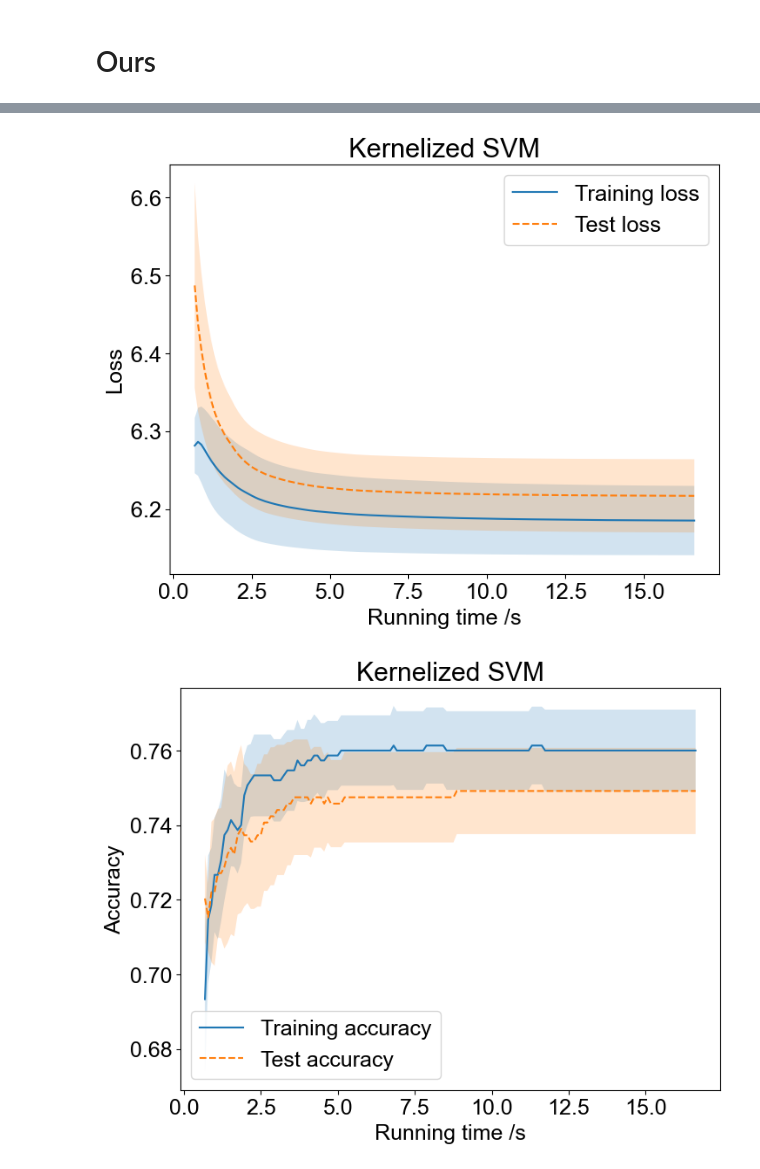
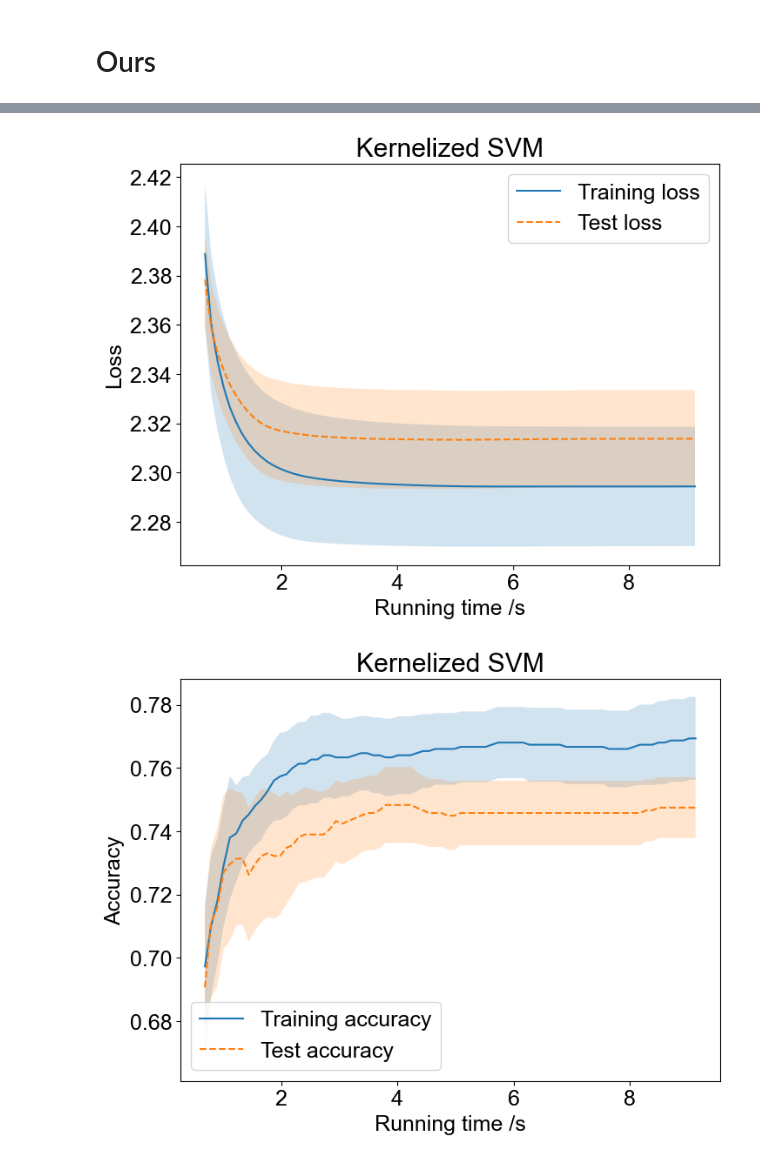
Before and after one commit to frealr/Penalty_Based_Lagrangian_Bilevel_Tianyi_Chen-s_Lab, a Jupyter notebook: SVM_diabetes.ipynb.ipynb, the cells around one changed output, grey strips where cells are left out. Drawn from its saved outputs; the diff is of its cells as text; code cells hidden in the pictures.

```diff
--- a/SVM_diabetes.ipynb.ipynb
+++ b/SVM_diabetes.ipynb.ipynb
@@ -471,7 +471,7 @@ device = torch.device("cuda:0" if torch.cuda.is_available() else "cpu")
 # feature = 8
 # number = 768
 
-def run(seed):
+def run(seed, epoch = 80):
     data_list=[]
 
     f = open("diabete.txt",encoding = "utf-8")
@@ -547,14 +547,14 @@ def run(seed):
     time_computation=[]
     algorithm_start_time=time.time()
 
-    for j in range(80):
+    for j in range( epoch ):
         epsilon=0.005
         C.value=c_array_tensor.detach().numpy()
 
         begin=time.time()
         prob.solve(solver='ECOS', abstol=2e-3,reltol=2e-3,max_iters=1000000000, warm_start=True)
         end=time.time()
-        print("time: ",end-begin)
+        # print("time: ",end-begin)
 
         dual_variables= np.array([ constraints[i].dual_value for i in range(len(constraints))])
         constraints_value_1= np.array([ constraints_value[i].value for i in range(len(constraints))])
@@ -564,6 +564,7 @@ def run(seed):
         #print("b value:", (b.value))
         #print("xi value:", (xi.value))
 
+        ######### Accuracy
         number_right=0
         for i in range(len(y_val)):
             q=y_val[i] * (cp.scalar_product(w, z_val[i])+b)
@@ -661,7 +662,7 @@ if __name__ == "__main__":
     test_loss_array=[]
     val_acc_array=[]
     test_acc_array=[]
-    for seed in range(1,10):
+    for seed in range(5):
         val_loss_list,test_loss_list,val_acc_list,test_acc_list,time_computation=run(seed)
         val_loss_array.append(np.array(val_loss_list))
         test_loss_array.append(np.array(test_loss_list))
@@ -767,8 +790,8 @@ from mpl_toolkits.axes_grid1.inset_locator import zoomed_inset_axes
 from mpl_toolkits.axes_grid1.inset_locator import mark_inset
 from mpl_toolkits.axes_grid1.inset_locator import inset_axes
 # %%
-def run_ours(seed, epoch = 150, gam = 5):
-    print(f"************** seed {seed}**********************")
+def run_ours(seed, epoch = 80, gam = 5):
+    print(f" ************** seed {seed} ************** ")
     ################## Load Data
     data_list=[]
     f = open("diabete.txt",encoding = "utf-8")
@@ -954,14 +977,17 @@ def run_ours(seed, epoch = 150, gam = 5):
 
 
         x = torch.reshape(torch.Tensor(y_val), (torch.Tensor(y_val).shape[0],1))
-        x = x* F.linear(torch.Tensor(z_val), w_tensor, b_tensor) / torch.linalg.norm(w_tensor)
-        loss_upper= torch.sum(torch.sigmoid(x))
+        x = x* F.linear(torch.Tensor(z_val), w_tensor, b_tensor) # / torch.linalg.norm(w_tensor)
+        # loss_upper= torch.sum(torch.sigmoid(x))
+        loss_upper= torch.sum(torch.exp(1-x))
+
         x1 = torch.reshape(torch.Tensor(y_test), (torch.Tensor(y_test).shape[0],1))
-        x1 = x1 * F.linear(torch.Tensor(z_test), w_tensor, b_tensor) / torch.linalg.norm(w_tensor)
-        test_loss_upper= torch.sum(torch.sigmoid(x1))
+        x1 = x1 * F.linear(torch.Tensor(z_test), w_tensor, b_tensor) # / torch.linalg.norm(w_tensor)
+        # test_loss_upper= torch.sum(torch.sigmoid(x1))
+        test_loss_upper= torch.sum(torch.exp(1-x1))
 
-        val_loss = loss_upper.detach().numpy()/15.0
-        test_loss = test_loss_upper.detach().numpy()/11.8
+        val_loss = loss_upper.detach().numpy()/150
+        test_loss = test_loss_upper.detach().numpy()/118
         #################
         if j%20==0:
             print(f"Epoch [{j}/{epoch}]:",
@@ -985,7 +1011,7 @@ if __name__ == "__main__":
     test_loss_array=[]
     val_acc_array=[]
     test_acc_array=[]
-    for seed in range(5):
+    for seed in range(10):
         val_loss_list,test_loss_list,val_acc_list,test_acc_list,time_computation=run_ours(seed)
         val_loss_array.append(np.array(val_loss_list))
         test_loss_array.append(np.array(test_loss_list))
@@ -1080,2 +1103,2 @@ Epoch [140/150]: val acc: 0.74 val loss: 6.16 test acc: 0.71 test loss: 6.05
-[figure, old version]
+[figure, new version]
-[figure, old version]
+[figure, new version]
```
Also changed, not shown: parts of 4 cells of this notebook.
